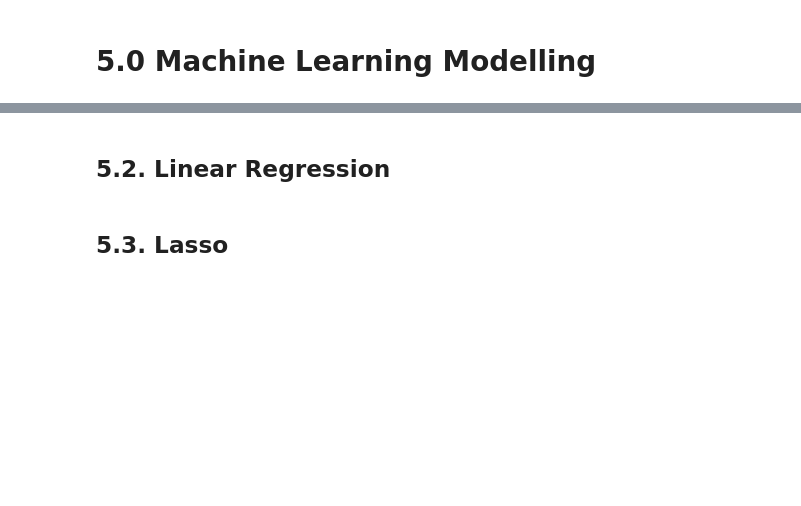
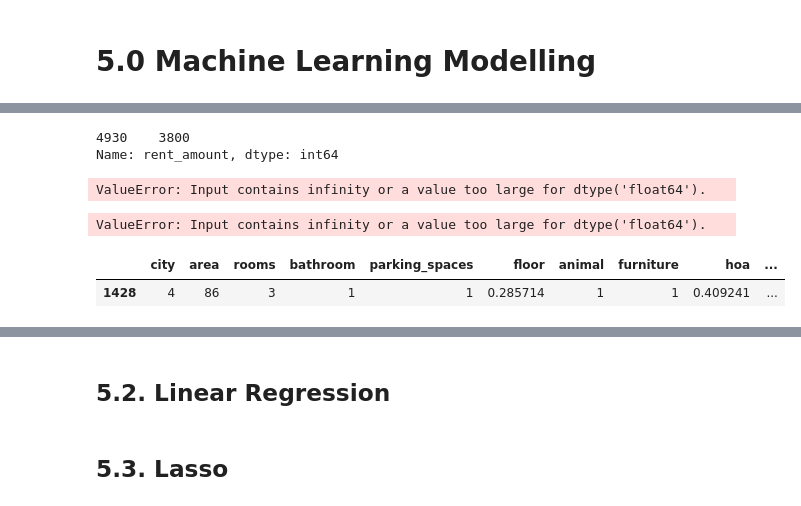
Before and after one commit to math-prog/house_predict, a Jupyter notebook: notebooks/1.0.mso.house_predict.ipynb, the cells around one changed output, grey strips where cells are left out. Cells and saved outputs as stored; diff of their text form; code cells hidden in the pictures; blank space fills up the shorter version.

```diff
--- a/notebooks/1.0.mso.house_predict.ipynb
+++ b/notebooks/1.0.mso.house_predict.ipynb
@@ -495,6 +496,6 @@ cols_selected_final = ['area', 'hoa', 'property_tax', 'floor', 'parking_spaces',
 # %% [markdown]
 # 5.0 Machine Learning Modelling
 # %%
-x_train = X_train[cols_selected_final]
-x_test = X_test[cols_selected_final]
+X_train = X_train[cols_selected_final]
+X_test = X_test[cols_selected_final]
 # %% [markdown]
@@ -501,0 +518,5 @@ x_test = X_test[cols_selected_final]
+# %%
+y_test.sample()
+# %% [output]
+4930    3800
+Name: rent_amount, dtype: int64
@@ -502,9 +536,35 @@ x_test = X_test[cols_selected_final]
+# %%
+# Model
+lr = LinearRegression().fit(X_train, y_train)
+
+#prediction
+yhat_lr = lr.predict(X_test)
+
+lr_result = ml_error("Linerar Regression", np.expm1(y_test), np.expm1(yhat_lr))
+lr_resut
+# %% [output]
+ValueError: Input contains infinity or a value too large for dtype('float64').
+# %%
+#performance
+dummy_result = ml_error("Dummy Model", np.expm1(y_test), np.expm1(pred_dummy))
+dummy_result
+# %% [output]
+ValueError: Input contains infinity or a value too large for dtype('float64').
 # %%
 aux1 = X_test.copy()
 aux1['rent_amount'] = y_test.copy()
 aux1['property'] = aux1.index
 
 # Prediciton
 aux2 = aux1[['property', 'rent_amount']].groupby('property').mean().reset_index().rename(columns = {'rent_amount': 'prediction'})
+aux2['property'] = aux2.index
 aux1 = pd.merge(aux1, aux2, how = 'left', on = 'property')
 yhat_baseline = aux1['prediction']
+
+aux1.sample()
+# performance
+#baseline_result = ml_error('Average Model', np.expm1(y_test), np.expm1(yhat_baseline))
+#baseline_result
+# %% [output]
+|  | city | area | rooms | bathroom | parking_spaces | floor | animal | furniture | hoa | ... |
+| 1428 | 4 | 86 | 3 | 1 | 1 | 0.285714 | 1 | 1 | 0.409241 | ... |
```
Also changed, not shown: parts of 14 cells of this notebook.
